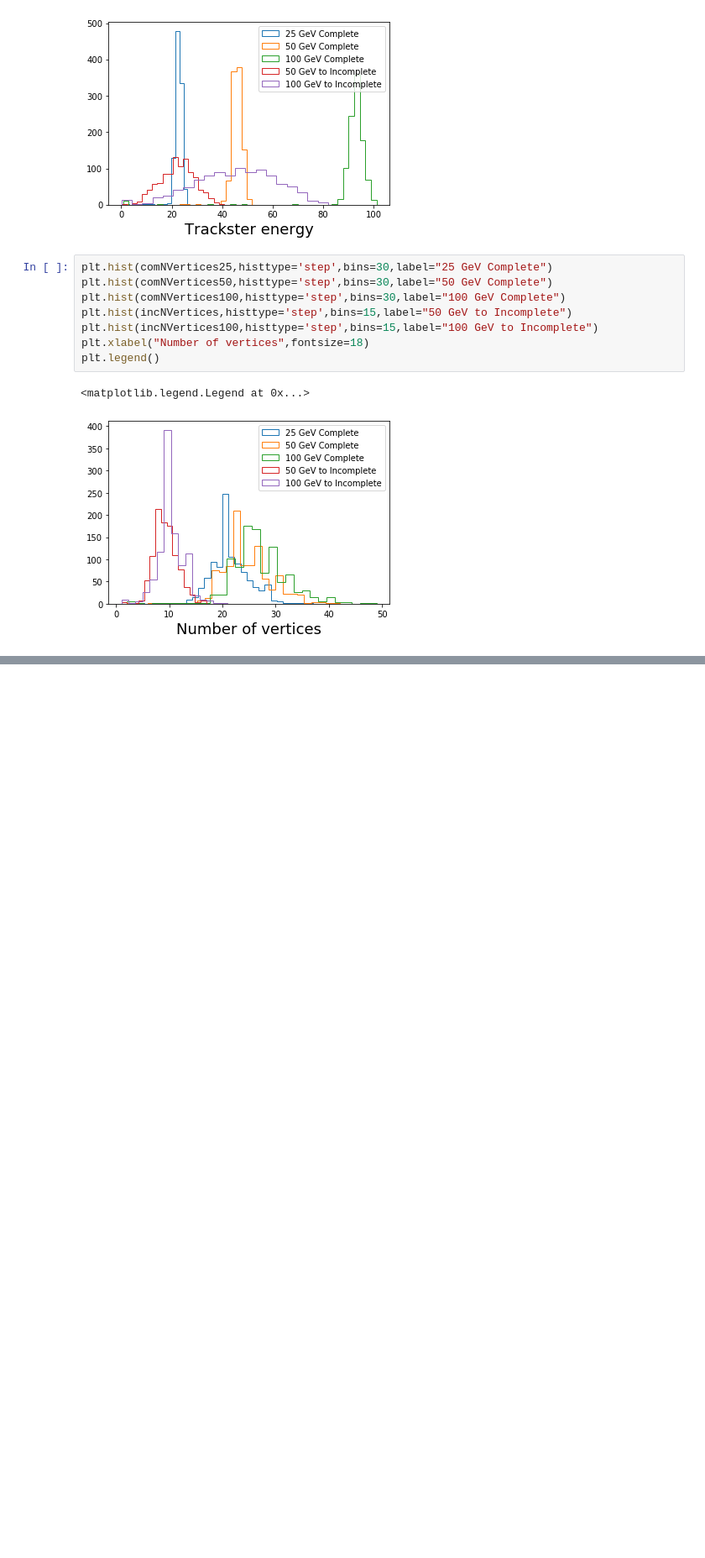
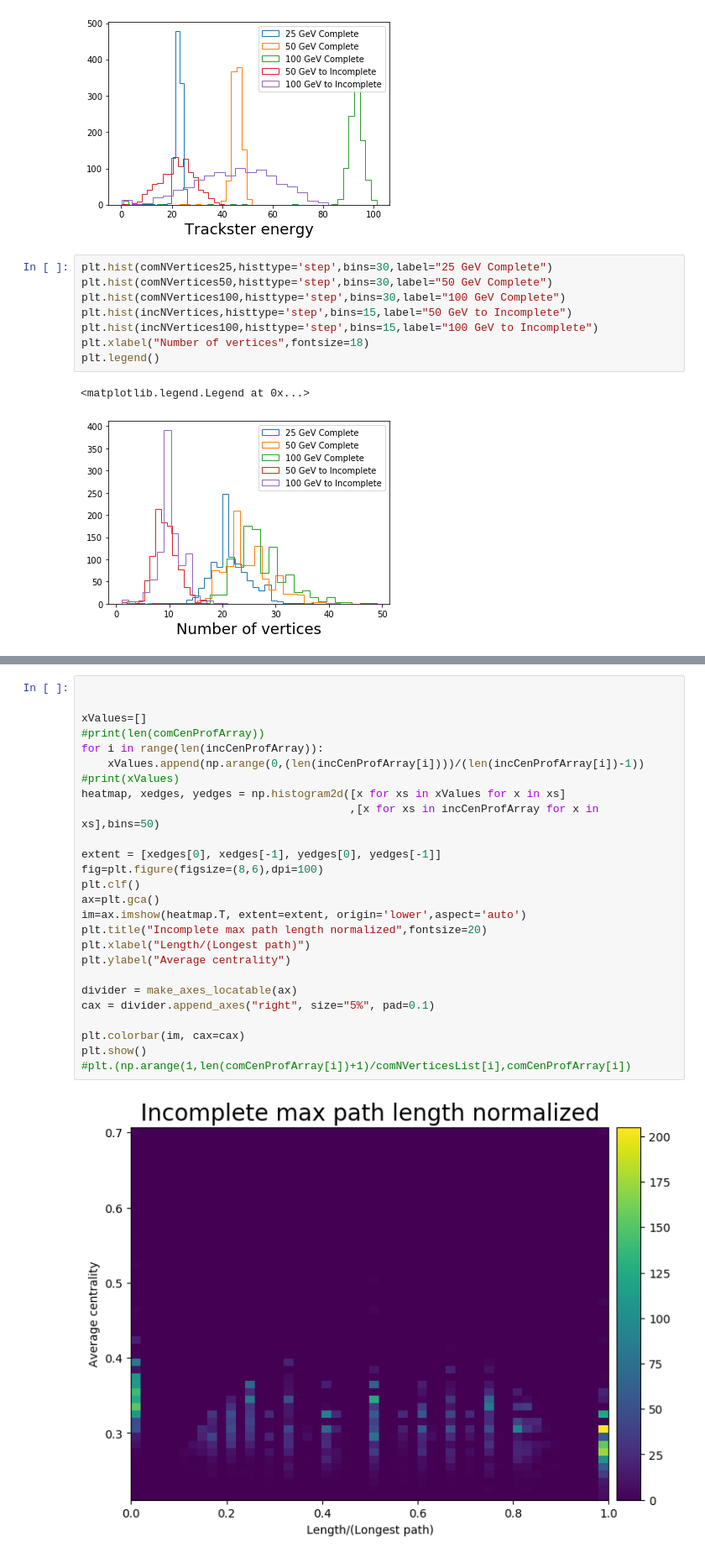
Before and after one commit to chrispap95/TICLHackaton2022-Metrics4Tracksters, a Jupyter notebook: 22 - Centrality profiling layer cut data.ipynb, the cells around one changed output, grey strips where cells are left out. Shown: that part at 84% size. Saved outputs shown, nothing was run; the diff lists cells and outputs as text; blank space fills up the shorter version.

```diff
--- a/22 - Centrality profiling layer cut data.ipynb
+++ b/22 - Centrality profiling layer cut data.ipynb
@@ -911,0 +1116,28 @@ plt.legend()
+# %%
+
+
+xValues=[]
+#print(len(comCenProfArray))
+for i in range(len(incCenProfArray)):
+    xValues.append(np.arange(0,(len(incCenProfArray[i])))/(len(incCenProfArray[i])-1))
+#print(xValues)
+heatmap, xedges, yedges = np.histogram2d([x for xs in xValues for x in xs]
+                                         ,[x for xs in incCenProfArray for x in xs],bins=50)
+
+extent = [xedges[0], xedges[-1], yedges[0], yedges[-1]]
+fig=plt.figure(figsize=(8,6),dpi=100)
+plt.clf()
+ax=plt.gca()
+im=ax.imshow(heatmap.T, extent=extent, origin='lower',aspect='auto')
+plt.title("Incomplete max path length normalized",fontsize=20)
+plt.xlabel("Length/(Longest path)")
+plt.ylabel("Average centrality")
+
+divider = make_axes_locatable(ax)
+cax = divider.append_axes("right", size="5%", pad=0.1)
+
+plt.colorbar(im, cax=cax)
+plt.show()
+#plt.(np.arange(1,len(comCenProfArray[i])+1)/comNVerticesList[i],comCenProfArray[i])
+# %% [output]
+[figure, added]
```
Also changed, not shown: parts of 18 cells of this notebook, 12 other files.
